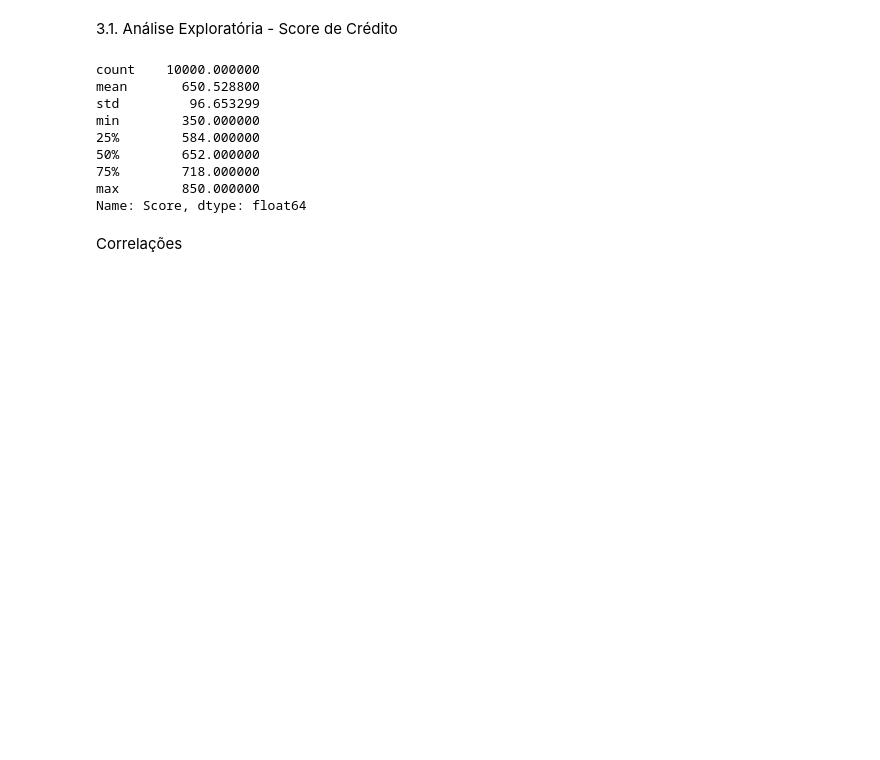
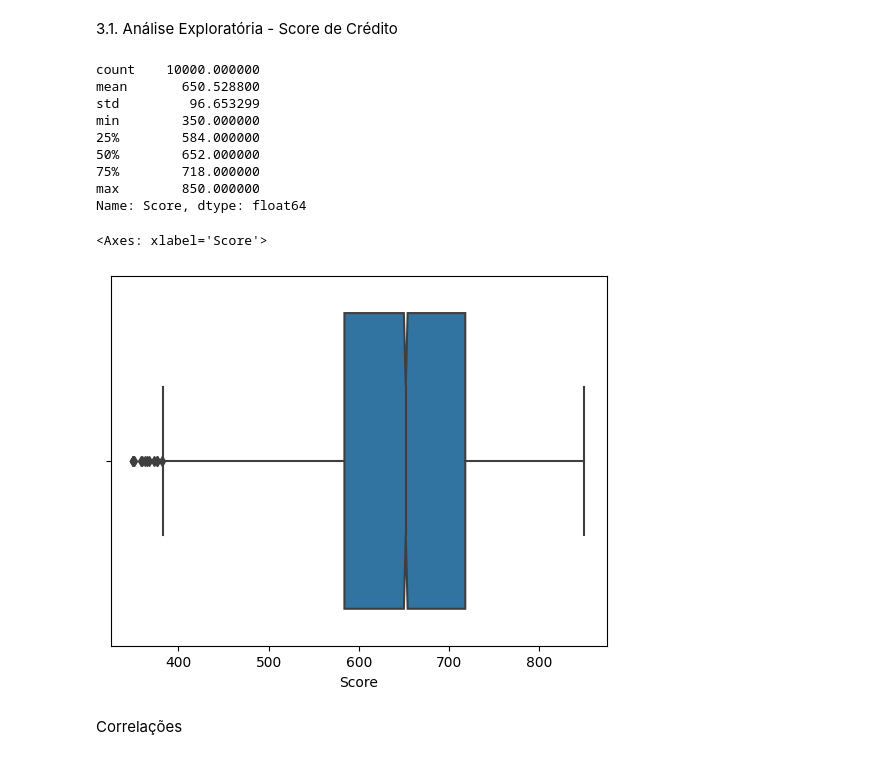
Before and after one commit to willyferreira/bank_churn, a Jupyter notebook: bank_churn.ipynb, the cells around one changed output. Cells and saved outputs as stored; diff of their text form; code cells hidden in the pictures; blank space fills up the shorter version.

```diff
--- a/bank_churn.ipynb
+++ b/bank_churn.ipynb
@@ -152,6 +157,15 @@ fig_score.show()
 #    #notched = False,
 #    #hover_data = ['churn']
 #    )
+# %%
+sns.boxplot(
+    data = df,
+    x = 'Score',
+    orient = 'h'
+)
+# %% [output]
+<Axes: xlabel='Score'>
+[figure, added]
 # %%
 df_pais = df['pais'].count()
 df_pais
```
Also changed, not shown: parts of 1 cell of this notebook.
